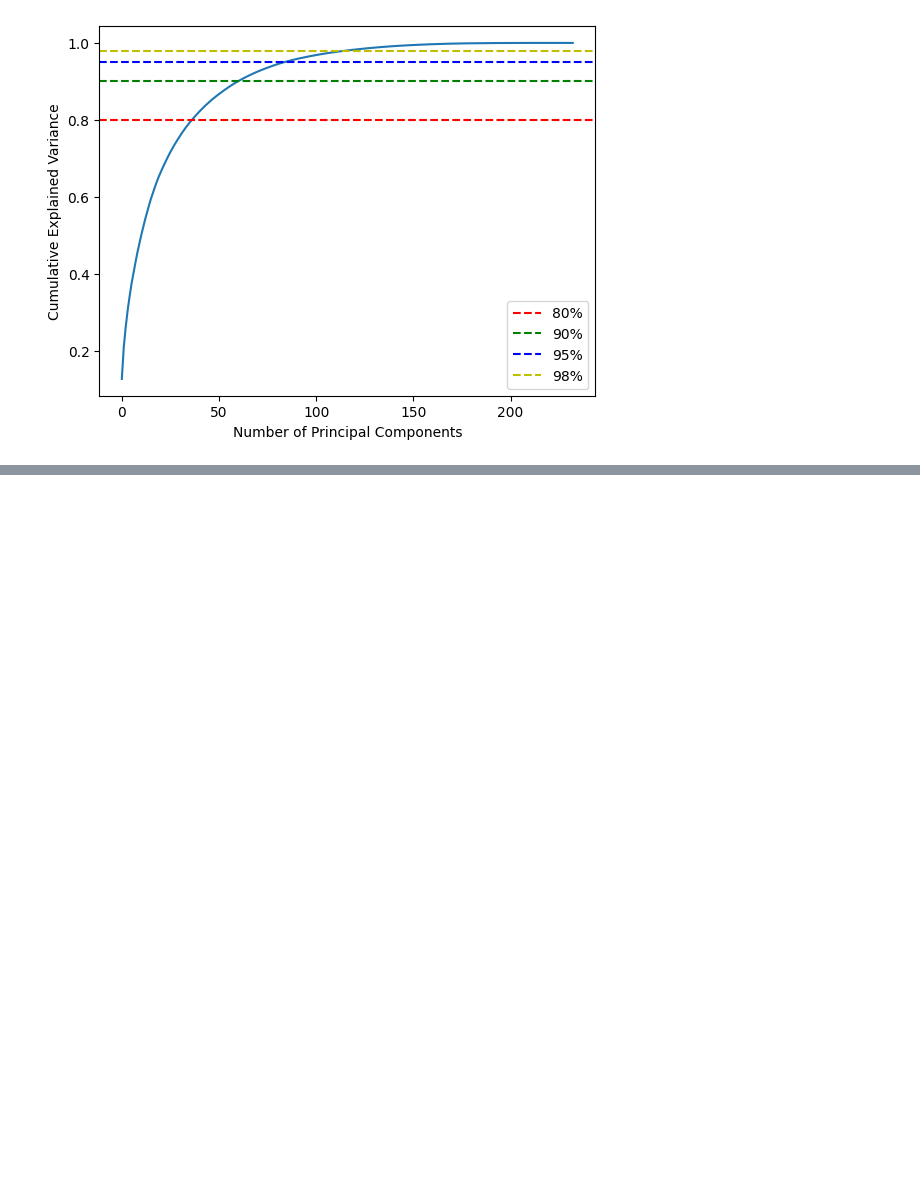
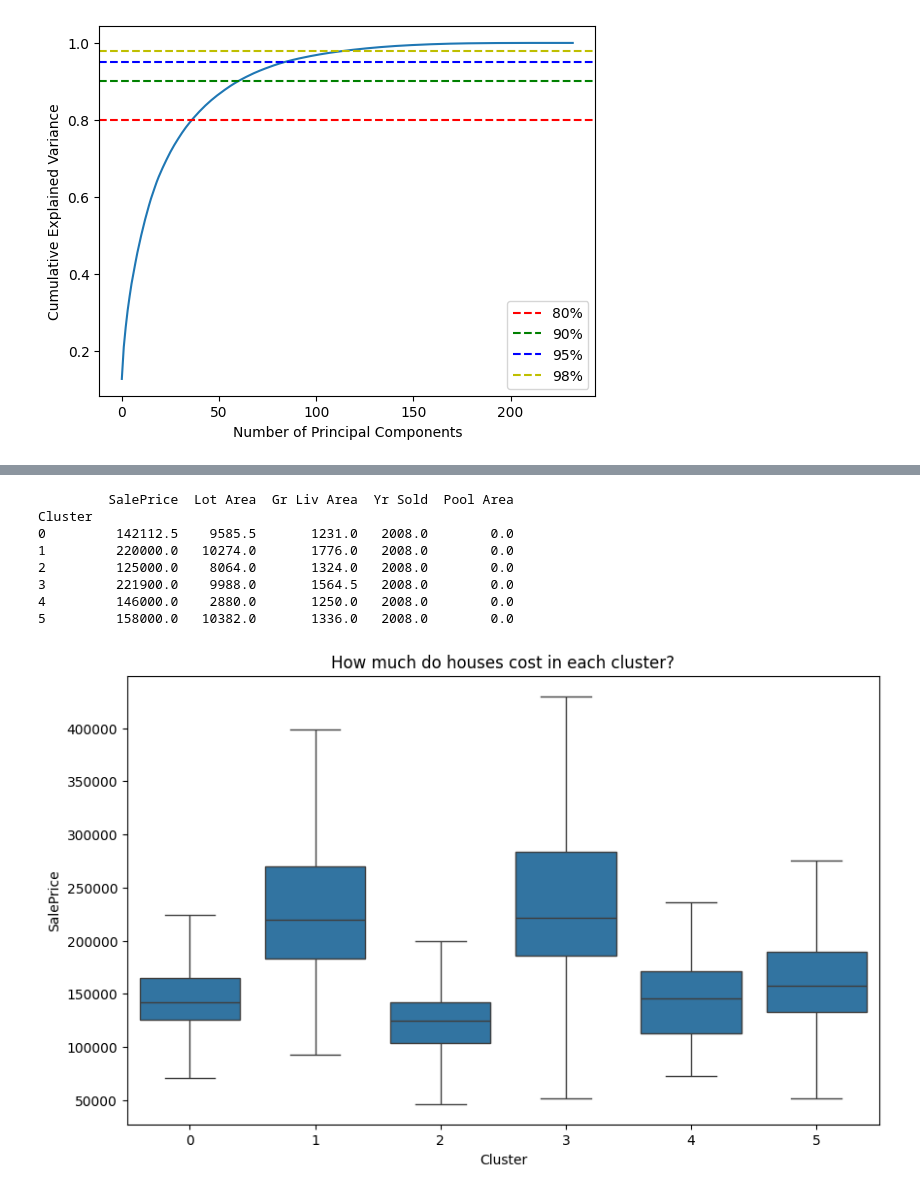
Before and after one commit to Adelin010/ML_Practice, a Jupyter notebook: lab4/philipp.ipynb, the cells around one changed output, grey strips where cells are left out. Drawn from its saved outputs; the diff is of its cells as text; code cells hidden in the pictures; blank space fills up the shorter version.

```diff
--- a/lab4/philipp.ipynb
+++ b/lab4/philipp.ipynb
@@ -94,6 +96,8 @@ num_features = [col for col in num_features if col in localCopy.columns]
 #Also do the same for the ordinal_maps
 ordinal_maps = {col: mapping for col,mapping in ordinal_maps.items() if col in localCopy.columns}
 # %%
+localCopy_v2 = localCopy.copy(deep=True)
+
 #Separate the target variable from the rest
 indexOfTV = localCopy.columns.get_loc("SalePrice")
 X = localCopy.iloc[:,:indexOfTV]  #all rows and all columns except for the TV column
@@ -462,0 +614,29 @@ array([7.35749113, 5.11266351])
+# %%
+#see what's inside of each cluster
+
+localCopy_v2['Cluster'] = kmeans_model.labels_
+
+columns_of_interest = ['SalePrice', 'Lot Area','Gr Liv Area','Yr Sold','Pool Area']
+
+
+print(localCopy_v2.groupby('Cluster')[columns_of_interest].median())
+
+plt.figure(figsize=(10,6))
+sns.boxplot(x='Cluster', y='SalePrice', data=localCopy_v2,showfliers=False)
+plt.title("How much do houses cost in each cluster?")
+plt.show()
+
+plt.figure(figsize=(10,6))
+sns.boxplot(x='Cluster', y='Lot Area', data=localCopy_v2,showfliers=False)
+plt.title("How big are the houses in each cluster?")
+plt.show()
+# %% [output]
+         SalePrice  Lot Area  Gr Liv Area  Yr Sold  Pool Area
+Cluster
+0         142112.5    9585.5       1231.0   2008.0        0.0
+1         220000.0   10274.0       1776.0   2008.0        0.0
+2         125000.0    8064.0       1324.0   2008.0        0.0
+3         221900.0    9988.0       1564.5   2008.0        0.0
+4         146000.0    2880.0       1250.0   2008.0        0.0
+5         158000.0   10382.0       1336.0   2008.0        0.0
+[figure, added]
```
Also changed, not shown: parts of 14 cells of this notebook.
